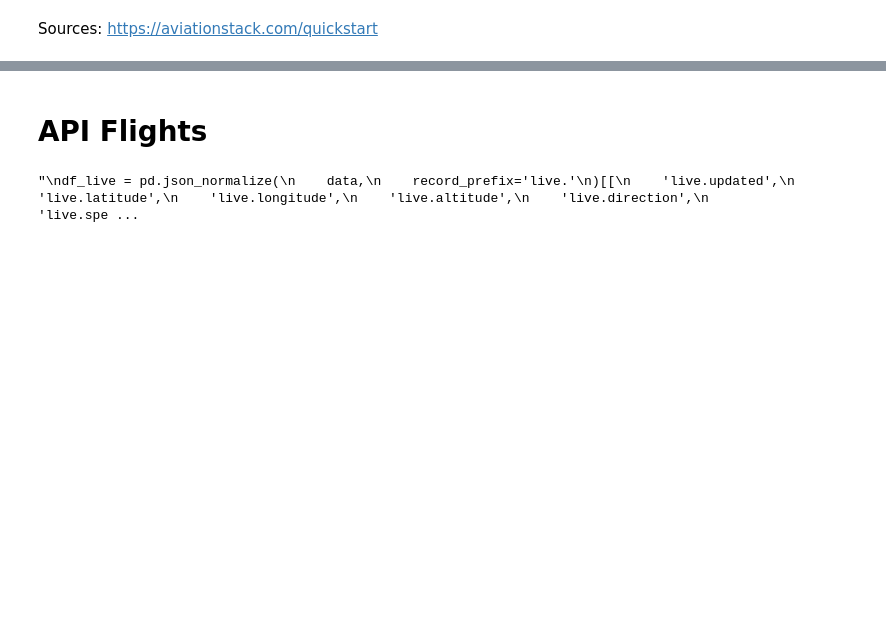
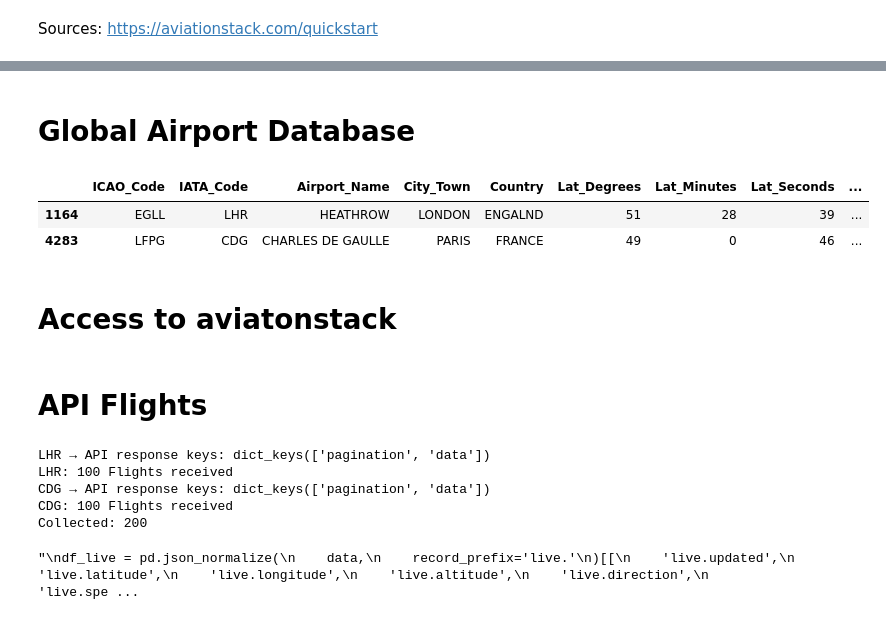
Before and after one commit to fabianparadies/Airtraffic, a Jupyter notebook: api.ipynb, the cells around one changed output, grey strips where cells are left out. Cells and saved outputs as stored; diff of their text form; code cells hidden in the pictures; blank space fills up the shorter version.

```diff
--- a/api.ipynb
+++ b/api.ipynb
@@ -14,0 +35,35 @@ params = {
+# %% [markdown]
+# Global Airport Database
+# %%
+global_airports = pd.read_csv("GlobalAirportDatabase.txt", sep = ":", header = None)
+# %%
+global_airports.columns = [
+    "ICAO_Code",
+    "IATA_Code",
+    "Airport_Name",
+    "City_Town",
+    "Country",
+    "Lat_Degrees",
+    "Lat_Minutes",
+    "Lat_Seconds",
+    "Lat_Direction",
+    "Long_Degrees",
+    "Long_Minutes",
+    "Long_Seconds",
+    "Long_Direction",
+    "Altitude_Meters",
+    "Latitude_Decimal",
+    "Longitude_Decimal"
+]
+# %%
+europe_airports = global_airports[global_airports['IATA_Code'].str.lower().isin([
+    "lhr", "cdg"
+])]
+# %%
+europe_airports.dropna()
+# %% [output]
+|  | ICAO_Code | IATA_Code | Airport_Name | City_Town | Country | Lat_Degrees | Lat_Minutes | Lat_Seconds | ... |
+| 1164 | EGLL | LHR | HEATHROW | LONDON | ENGALND | 51 | 28 | 39 | ... |
+| 4283 | LFPG | CDG | CHARLES DE GAULLE | PARIS | FRANCE | 49 | 0 | 46 | ... |
+# %% [markdown]
+# Access to aviatonstack
@@ -15,10 +78,35 @@ params = {
 # %% [markdown]
 # API Flights
 # %%
-api_flights_response = requests.get("https://api.aviationstack.com/v1/flights", params)
+all_flights = []
 
-api_flights_result = api_flights_response.json()
+for iata in europe_airports["IATA_Code"].unique():
+  params = {
+    "access_key": "04fd53732de6a34e2aaad028fe31d9d2",
+    "dep_iata": iata
+  }
 
-data_flights = api_flights_response.json()["data"]
+  api_flights_response = requests.get("https://api.aviationstack.com/v1/flights", params)
+
+  if api_flights_response.status_code != 200:
+      print(f"{iata}: Error during loading – Status {api_flights_response.status_code}")
+      continue
+
+  api_flights_result = api_flights_response.json()
+  print(f"{iata} → API response keys: {api_flights_result.keys()}")
+
+  data_flights = api_flights_result["data"]
+
+  all_flights.extend(data_flights)
+
+  print(f"{iata}: {len(data_flights)} Flights received")
+
+print(f"Collected: {len(all_flights)}")
+# %% [output]
+LHR → API response keys: dict_keys(['pagination', 'data'])
+LHR: 100 Flights received
+CDG → API response keys: dict_keys(['pagination', 'data'])
+CDG: 100 Flights received
+Collected: 200
 # %%
 # Main flight data
```
Also changed, not shown: parts of 5 cells of this notebook, 6 other files.
